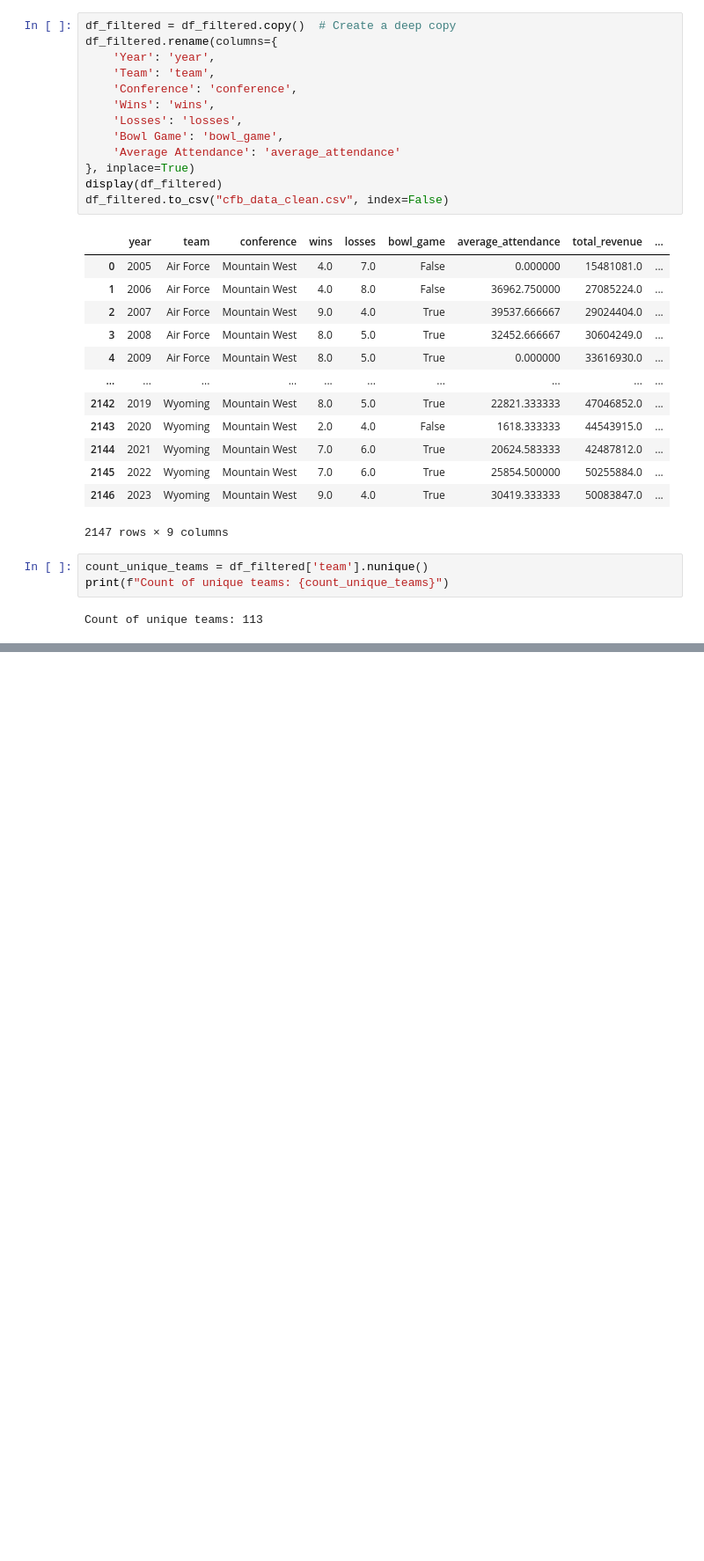
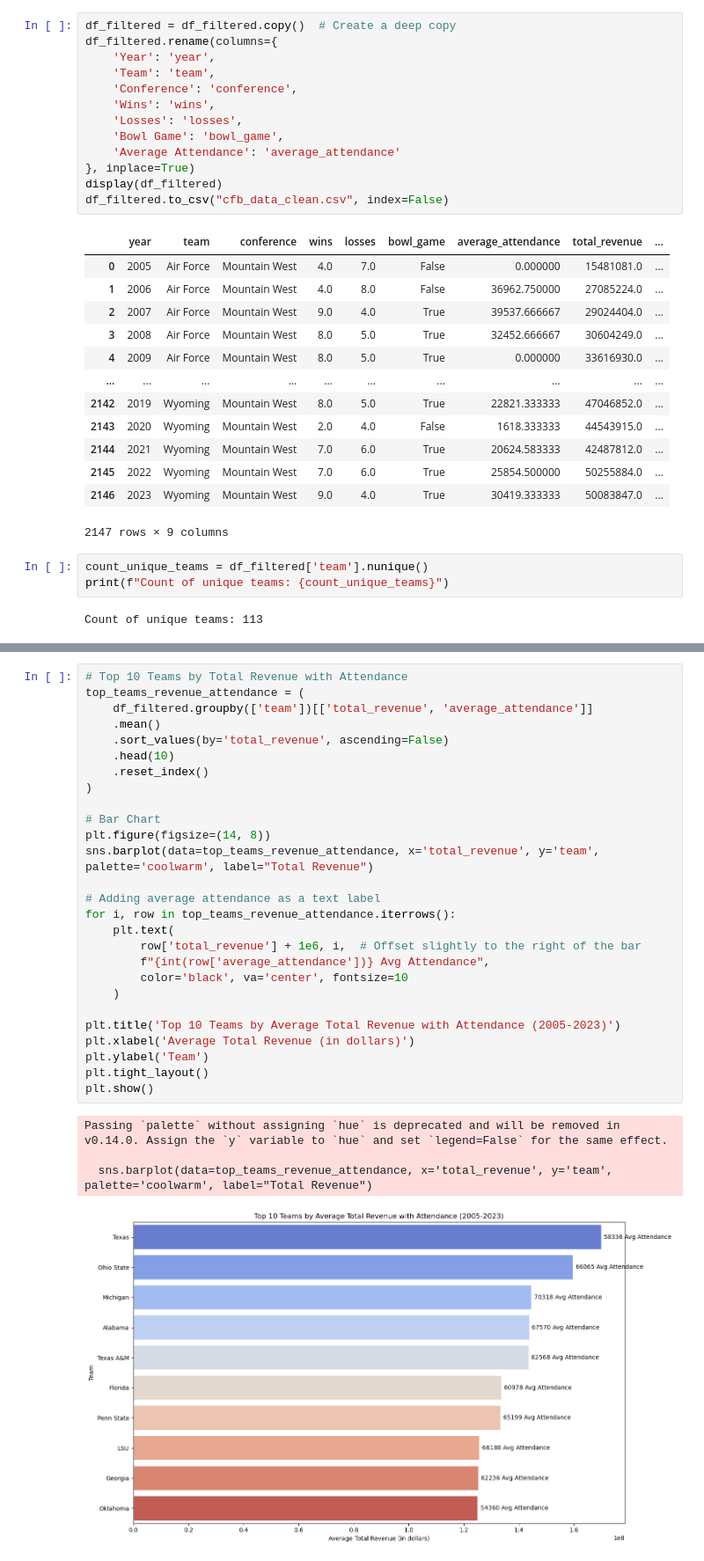
Before and after one commit to jacksonryan22/data-wrangling-project, a Jupyter notebook: code/01_college_fb.ipynb, the cells around one changed output, grey strips where cells are left out. Shown at 88% size. Drawn from its saved outputs; the diff is of its cells as text; blank space fills up the shorter version.

```diff
--- a/code/01_college_fb.ipynb
+++ b/code/01_college_fb.ipynb
@@ -167,0 +244,32 @@ P-value: 3.9226676528763083e-35
+# %%
+# Top 10 Teams by Total Revenue with Attendance
+top_teams_revenue_attendance = (
+    df_filtered.groupby(['team'])[['total_revenue', 'average_attendance']]
+    .mean()
+    .sort_values(by='total_revenue', ascending=False)
+    .head(10)
+    .reset_index()
+)
+
+# Bar Chart
+plt.figure(figsize=(14, 8))
+sns.barplot(data=top_teams_revenue_attendance, x='total_revenue', y='team', palette='coolwarm', label="Total Revenue")
+
+# Adding average attendance as a text label
+for i, row in top_teams_revenue_attendance.iterrows():
+    plt.text(
+        row['total_revenue'] + 1e6, i,  # Offset slightly to the right of the bar
+        f"{int(row['average_attendance'])} Avg Attendance",
+        color='black', va='center', fontsize=10
+    )
+
+plt.title('Top 10 Teams by Average Total Revenue with Attendance (2005-2023)')
+plt.xlabel('Average Total Revenue (in dollars)')
+plt.ylabel('Team')
+plt.tight_layout()
+plt.show()
+# %% [output]
+Passing `palette` without assigning `hue` is deprecated and will be removed in v0.14.0. Assign the `y` variable to `hue` and set `legend=False` for the same effect.
+
+  sns.barplot(data=top_teams_revenue_attendance, x='total_revenue', y='team', palette='coolwarm', label="Total Revenue")
+[figure, added]
```
Also changed, not shown: parts of 3 cells of this notebook.
